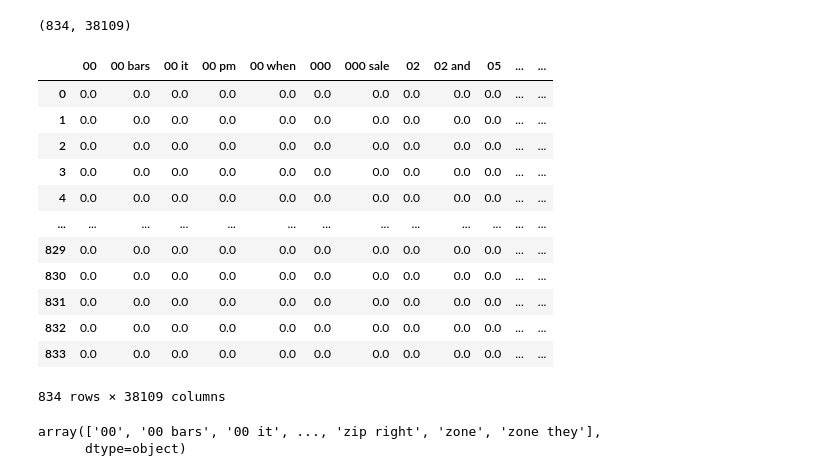
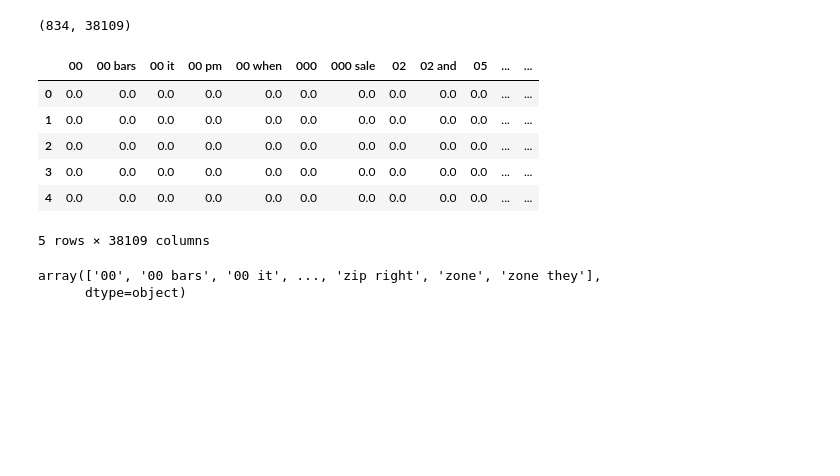
Before and after one commit to qin58/STAT_628_MODULE_3, a Jupyter notebook: modeling.ipynb, the cells around one changed output. Saved outputs shown, nothing was run; the diff lists cells and outputs as text; code cells hidden in the pictures; blank space fills up the shorter version.

```diff
--- a/modeling.ipynb
+++ b/modeling.ipynb
@@ -265,21 +265,15 @@ df = pd.DataFrame(tfidf_matrix.toarray(), columns = vect.get_feature_names_out()
 # %% [output]
 (834, 38109)
 # %%
-df
+df.head()
 # %% [output]
 |  | 00 | 00 bars | 00 it | 00 pm | 00 when | 000 | 000 sale | 02 | 02 and | 05 | ... | ... |
 | 0 | 0.0 | 0.0 | 0.0 | 0.0 | 0.0 | 0.0 | 0.0 | 0.0 | 0.0 | 0.0 | ... | ... |
 | 1 | 0.0 | 0.0 | 0.0 | 0.0 | 0.0 | 0.0 | 0.0 | 0.0 | 0.0 | 0.0 | ... | ... |
 | 2 | 0.0 | 0.0 | 0.0 | 0.0 | 0.0 | 0.0 | 0.0 | 0.0 | 0.0 | 0.0 | ... | ... |
 | 3 | 0.0 | 0.0 | 0.0 | 0.0 | 0.0 | 0.0 | 0.0 | 0.0 | 0.0 | 0.0 | ... | ... |
 | 4 | 0.0 | 0.0 | 0.0 | 0.0 | 0.0 | 0.0 | 0.0 | 0.0 | 0.0 | 0.0 | ... | ... |
-| ... | ... | ... | ... | ... | ... | ... | ... | ... | ... | ... | ... | ... |
-| 829 | 0.0 | 0.0 | 0.0 | 0.0 | 0.0 | 0.0 | 0.0 | 0.0 | 0.0 | 0.0 | ... | ... |
-| 830 | 0.0 | 0.0 | 0.0 | 0.0 | 0.0 | 0.0 | 0.0 | 0.0 | 0.0 | 0.0 | ... | ... |
-| 831 | 0.0 | 0.0 | 0.0 | 0.0 | 0.0 | 0.0 | 0.0 | 0.0 | 0.0 | 0.0 | ... | ... |
-| 832 | 0.0 | 0.0 | 0.0 | 0.0 | 0.0 | 0.0 | 0.0 | 0.0 | 0.0 | 0.0 | ... | ... |
-| 833 | 0.0 | 0.0 | 0.0 | 0.0 | 0.0 | 0.0 | 0.0 | 0.0 | 0.0 | 0.0 | ... | ... |
-834 rows × 38109 columns
+5 rows × 38109 columns
 # %%
 vect.get_feature_names_out()
 # %% [output]
```
Also changed, not shown: parts of 3 cells of this notebook, 4 other files.
